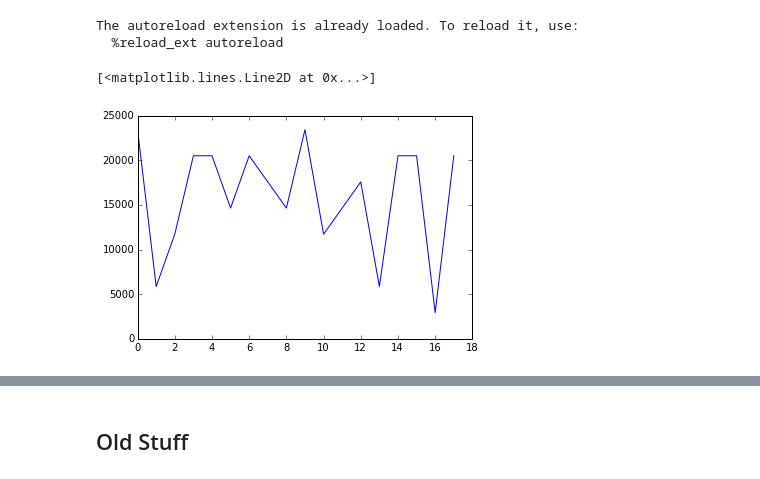
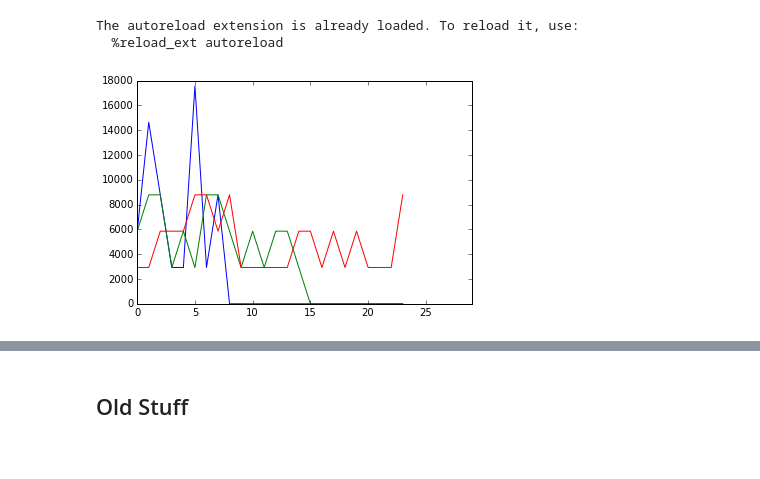
Before and after one commit to cs229-bike-prediction/bike-prediction, a Jupyter notebook: scikit experiments.ipynb, the cells around one changed output, grey strips where cells are left out. Saved outputs shown, nothing was run; the diff lists cells and outputs as text; code cells hidden in the pictures.

```diff
--- a/scikit experiments.ipynb
+++ b/scikit experiments.ipynb
@@ -35,6 +42,0 @@ labels = cluster.fit_predict(dataset['tr_locs'])
-# %%
-# Confirm that we have reasonable boundaries
-plt.plot(np.histogram(labels, range(n_clusters+1))[0])
-# %% [output]
-[<matplotlib.lines.Line2D at 0x...>]
-[figure, removed]
@@ -46,20 +43,18 @@ poly_tr_X = (scaler.fit_transform(poly.fit_transform(dataset['tr_X'])))
 # %%
-estimators = []
-for i in range(n_clusters):
-    clf = linear_model.Ridge(alpha=0.3)
-    clf.fit(poly_tr_X[labels==i,:], dataset['tr_Y'][labels==i])
-    estimators.append(clf)
+scs.make_estimators(dataset['tr_locs'], poly_tr_X, dataset['tr_Y'], dataset['tr_labels'])
+
+# estimators = []
+# for i in range(n_clusters):
+#     clf = linear_model.LinearRegression()
+#     clf.fit(poly_tr_X[labels==i,:], dataset['tr_Y'][labels==i])
+#     estimators.append(clf)
 
 # clf = linear_model.Ridge(alpha=0.5)
-# clf.fit(poly_tr_X, dataset['tr_Y'])
-
 # clf = linear_model.SGDRegressor(eta0=0.00001, n_iter=30, alpha=0.00001, learning_rate='invscaling', power_t=0.3)
-# clf.fit(poly_tr_X, dataset['tr_Y'])
-
 # clf = linear_model.BayesianRidge(lambda_1=0.000002)
-# clf.fit(poly_tr_X, dataset['tr_Y'])
-
 # pl = pipeline.make_pipeline(preprocessing.PolynomialFeatures(degree=3),
 #                             linear_model.Ridge())
 # pl.fit(scaler.transform(dataset['tr_X']), dataset['tr_Y'])
 # clf = pl
+# %% [output]
+[figure, added]
```
Also changed, not shown: parts of 9 cells of this notebook, 3 other files.
